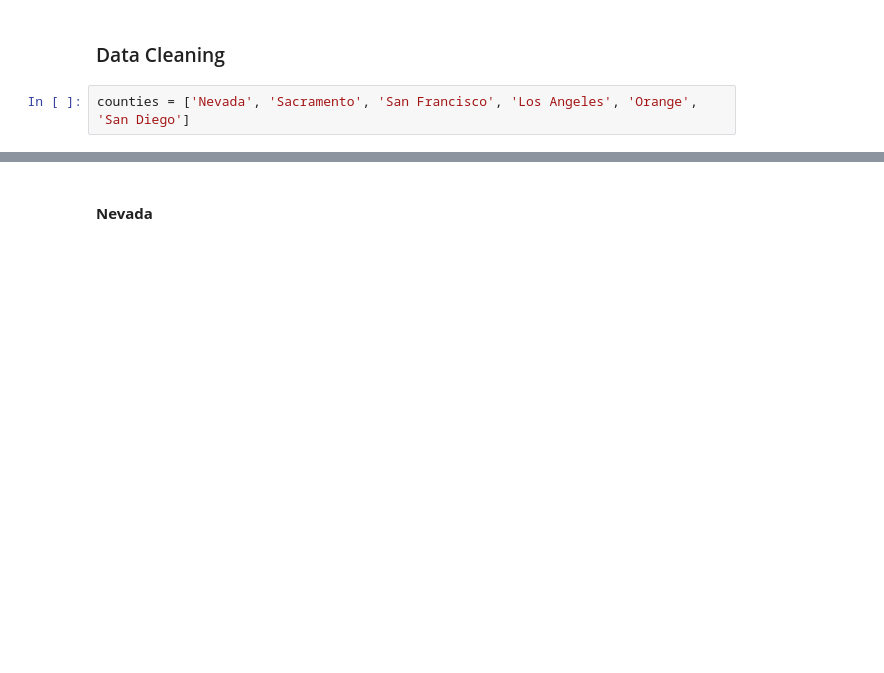
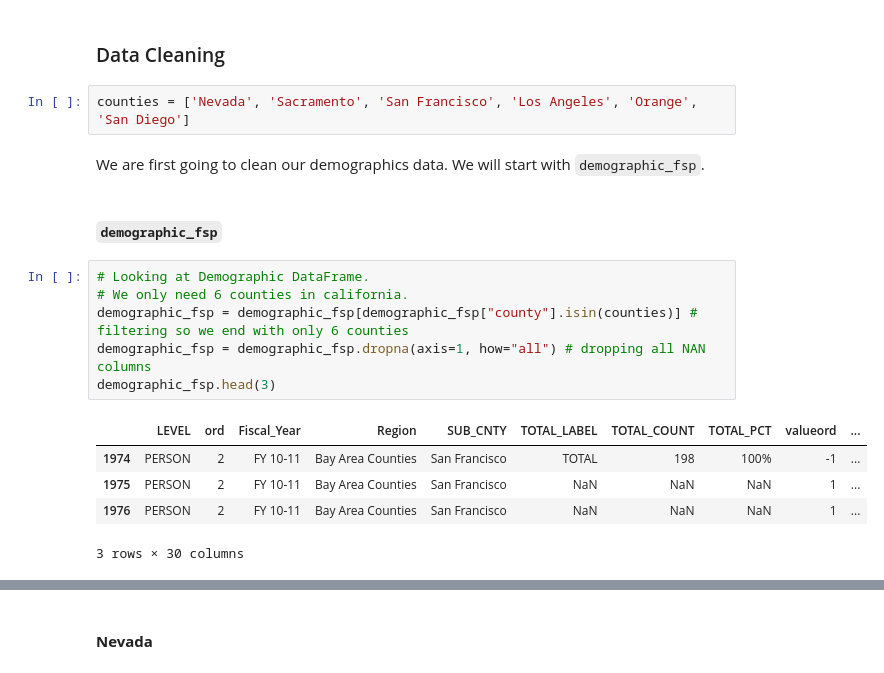
Before and after one commit to michellesuminpark/Data-Discovery, a Jupyter notebook: HBGI-UCB Research Workspace.ipynb, the cells around one changed output, grey strips where cells are left out. Cells and saved outputs as stored; diff of their text form; blank space fills up the shorter version.

Commit message:
finished data cleaning demographics data

```diff
--- a/HBGI-UCB Research Workspace.ipynb
+++ b/HBGI-UCB Research Workspace.ipynb
@@ -95,3 +127,19 @@ Columns (9,10,11) have mixed types.Specify dtype option on import or set low_mem
 ### Data Cleaning
 # %%
 counties = ['Nevada', 'Sacramento', 'San Francisco', 'Los Angeles', 'Orange', 'San Diego']
+# %% [markdown]
+We are first going to clean our demographics data. We will start with `demographic_fsp`.
+# %% [markdown]
+##### `demographic_fsp`
+# %%
+# Looking at Demographic DataFrame.
+# We only need 6 counties in california.
+demographic_fsp = demographic_fsp[demographic_fsp["county"].isin(counties)] # filtering so we end with only 6 counties
+demographic_fsp = demographic_fsp.dropna(axis=1, how="all") # dropping all NAN columns
+demographic_fsp.head(3)
+# %% [output]
+|  | LEVEL | ord | Fiscal_Year | Region | SUB_CNTY | TOTAL_LABEL | TOTAL_COUNT | TOTAL_PCT | valueord | ... |
+| 1974 | PERSON | 2 | FY 10-11 | Bay Area Counties | San Francisco | TOTAL | 198 | 100% | -1 | ... |
+| 1975 | PERSON | 2 | FY 10-11 | Bay Area Counties | San Francisco | NaN | NaN | NaN | 1 | ... |
+| 1976 | PERSON | 2 | FY 10-11 | Bay Area Counties | San Francisco | NaN | NaN | NaN | 1 | ... |
+3 rows × 30 columns
```
Also changed, not shown: parts of 24 cells of this notebook, 1 other file.
